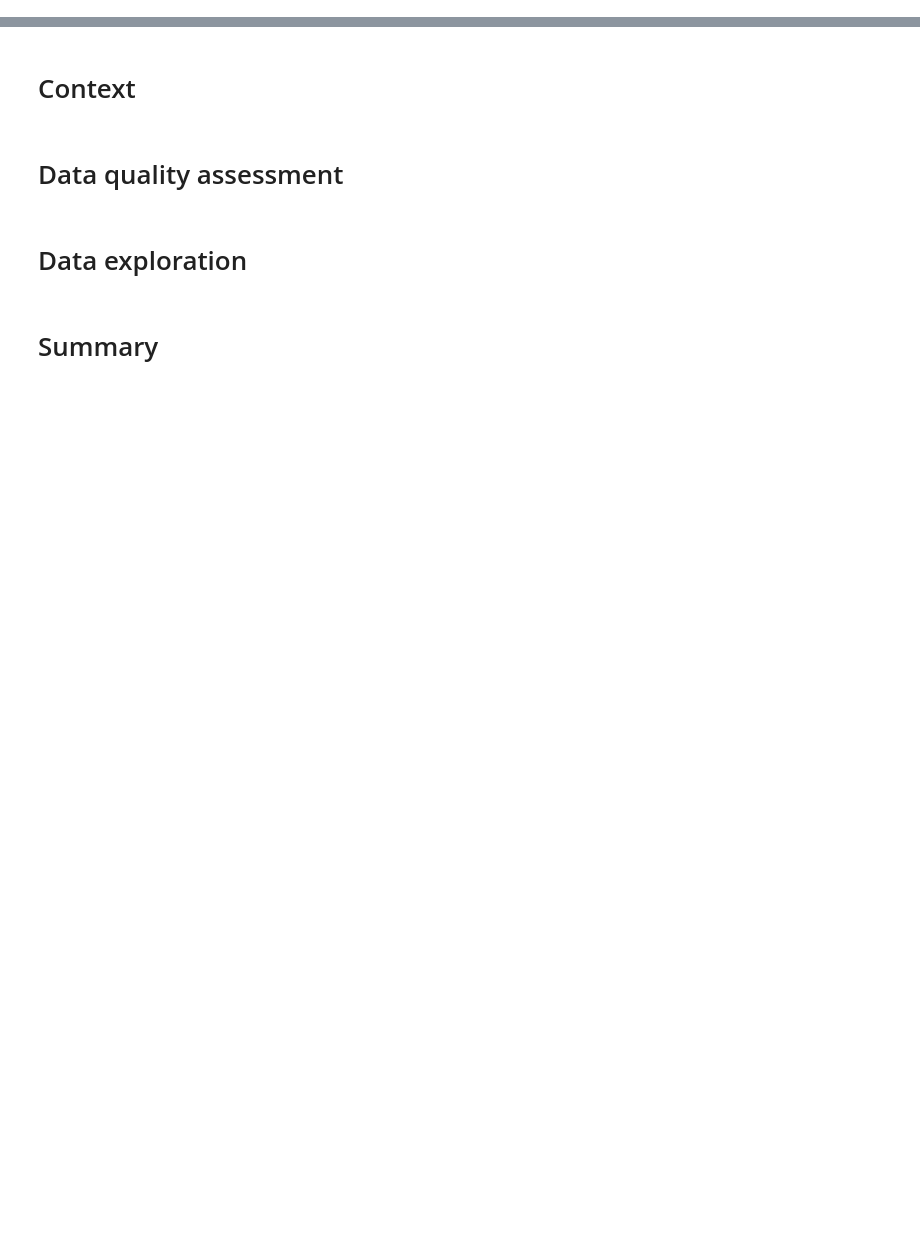
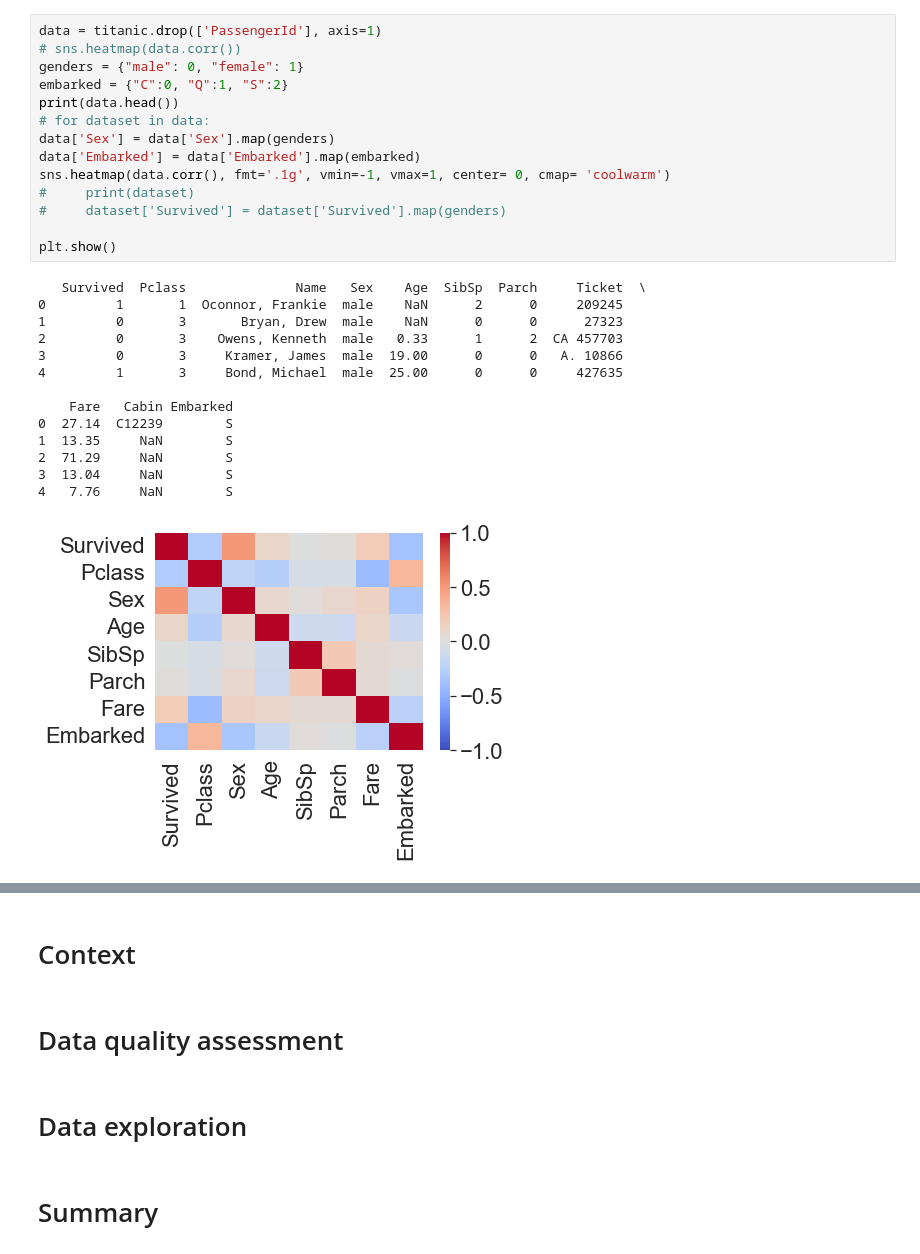
Before and after one commit to ypiskunou/ml, a Jupyter notebook: eda.ipynb, the cells around one changed output, grey strips where cells are left out. Drawn from its saved outputs; the diff is of its cells as text; blank space fills up the shorter version.

```diff
--- a/eda.ipynb
+++ b/eda.ipynb
@@ -51,0 +143,29 @@ PassengerId
+# %%
+data = titanic.drop(['PassengerId'], axis=1)
+# sns.heatmap(data.corr())
+genders = {"male": 0, "female": 1}
+embarked = {"C":0, "Q":1, "S":2}
+print(data.head())
+# for dataset in data:
+data['Sex'] = data['Sex'].map(genders)
+data['Embarked'] = data['Embarked'].map(embarked)
+sns.heatmap(data.corr(), fmt='.1g', vmin=-1, vmax=1, center= 0, cmap= 'coolwarm')
+#     print(dataset)
+#     dataset['Survived'] = dataset['Survived'].map(genders)
+
+plt.show()
+# %% [output]
+   Survived  Pclass              Name   Sex    Age  SibSp  Parch     Ticket  \
+0         1       1  Oconnor, Frankie  male    NaN      2      0     209245
+1         0       3       Bryan, Drew  male    NaN      0      0      27323
+2         0       3    Owens, Kenneth  male   0.33      1      2  CA 457703
+3         0       3     Kramer, James  male  19.00      0      0   A. 10866
+4         1       3     Bond, Michael  male  25.00      0      0     427635
+
+    Fare   Cabin Embarked
+0  27.14  C12239        S
+1  13.35     NaN        S
+2  71.29     NaN        S
+3  13.04     NaN        S
+4   7.76     NaN        S
+[figure, added]
```
Also changed, not shown: parts of 13 cells of this notebook.
